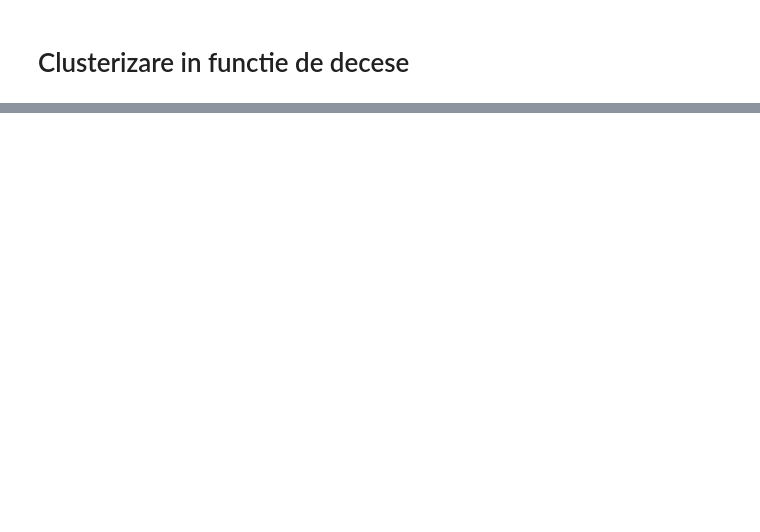
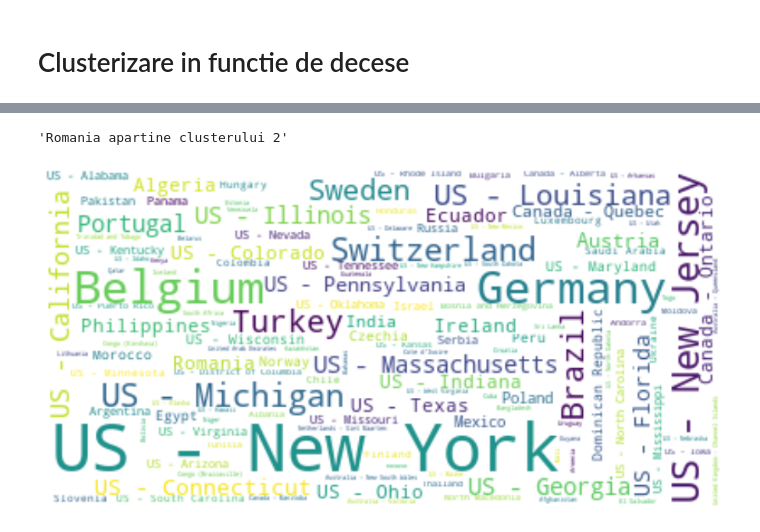
Before and after one commit to danpele/Covid-19-Romania, a Jupyter notebook: Clustering_RO/KMeans_RO.ipynb, the cells around one changed output, grey strips where cells are left out. Drawn from its saved outputs; the diff is of its cells as text; code cells hidden in the pictures; blank space fills up the shorter version.

```diff
--- a/Clustering_RO/KMeans_RO.ipynb
+++ b/Clustering_RO/KMeans_RO.ipynb
@@ -213,16 +218,19 @@ Init 2
 # %%
 index_RO = list(final_df['Country'].unique()).index('Romania')
 nr_cluster_RO = y_pred[index_RO]
 display(f'Romania apartine clusterului {nr_cluster_RO+1}')
 lista_tari_comune = {}
 for i,country in enumerate(final_df['Country'].unique()):
-    if y_pred[i] == nr_cluster_RO and i!=index_RO:
+    if y_pred[i] == nr_cluster_RO:
         numar_cazuri = final_df.loc[final_df['Country']==country,'Fatalities'].values[-1]
         lista_tari_comune[country] = numar_cazuri
 
 f,ax = plt.subplots(figsize=(16,8))
 wordcloud = WordCloud(background_color="white").generate_from_frequencies(lista_tari_comune)
 ax.imshow(wordcloud, interpolation='bilinear')
 plt.axis("off")
 plt.show()
+# %% [output]
+'Romania apartine clusterului 2'
+[figure, added]
 # %%
```
Also changed, not shown: parts of 6 cells of this notebook.
